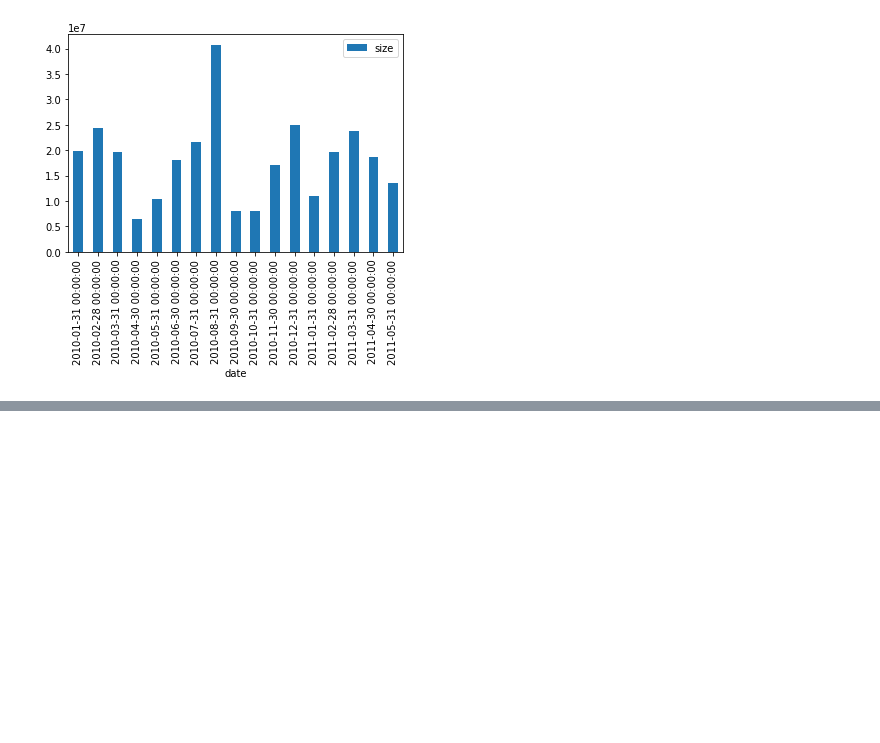
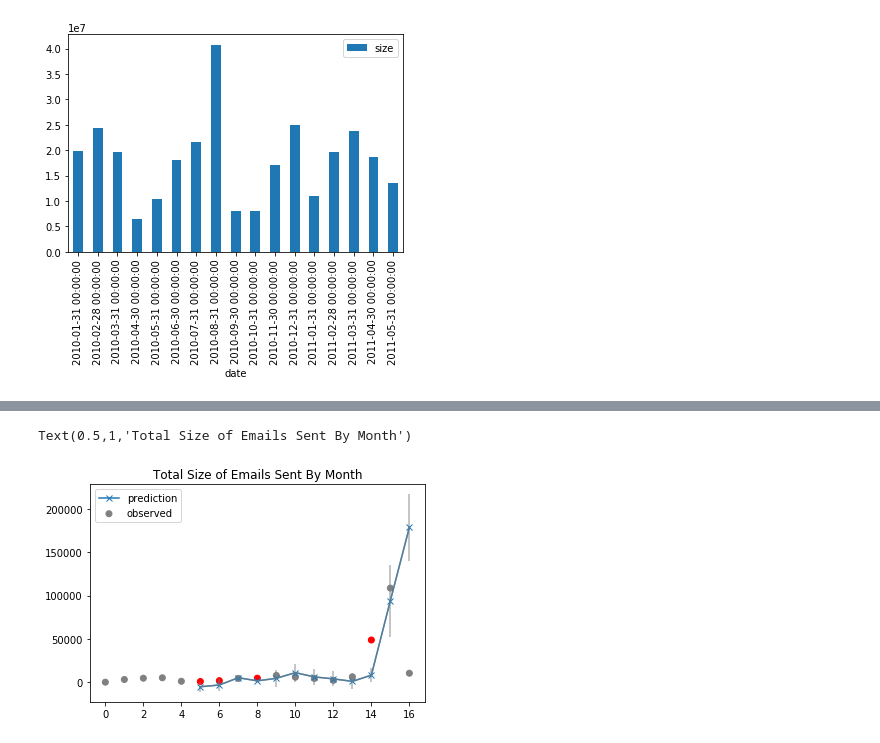
Before and after one commit to Emaasit/long-range-extrapolation, a Jupyter notebook: code/notebooks/ARIMA Analysis on CERT Email Data.ipynb, the cells around one changed output, grey strips where cells are left out. Saved outputs shown, nothing was run; the diff lists cells and outputs as text; code cells hidden in the pictures; blank space fills up the shorter version.

```diff
--- a/code/notebooks/CERT Email Data.ipynb
+++ b/code/notebooks/ARIMA Analysis on CERT Email Data.ipynb
@@ -217,0 +344,25 @@ df_noninsider.resample('1M', on='date').sum().plot(kind='bar')
+# %%
+def get_ARIMA_param_values(y):
+    """ Get best ARIMA values given data
+    """
+    warnings.filterwarnings('ignore')
+
+    # Values to try
+    p = [0, 1, 2, 3]
+    d = [0, 1, 2]
+    q = [0, 1, 2, 3]
+    results = []
+
+    for pi, di, qi in itertools.product(p, d, q):
+        try:
+            model = ARIMA(y, order=(pi, di, qi))
+            model_fit = model.fit()
+            aic = model_fit.aic
+            if not np.isnan(aic):
+                results.append(((pi,di,qi), aic, model_fit))
+        except ValueError:
+            pass
+        except LinAlgError:
+            pass
+    warnings.filterwarnings('default')
+    return sorted(results, key=lambda x: x[1])[0]
@@ -217,0 +422,22 @@ df_noninsider.resample('1M', on='date').sum().plot(kind='bar')
+# %%
+# Now, let's plot results
+pred, conf = get_pred_and_conf(y)
+# %%
+x = range(len(pred))
+
+# Allows array to be multiplied by scalar
+# even though np.nans are present
+conf_masked = ma.masked_array(conf, mask=np.isnan(conf))
+
+# Tolerance parameter
+n = 2.
+
+color_map = ['r' if yi > (y_hat + y_err) * n else 'gray' for yi, y_hat, y_err in zip(y, pred, conf)]
+plt.scatter(x, y, marker='o', color=color_map, label='observed')
+plt.plot(pred, marker='x', label='prediction')
+plt.errorbar(x, pred, yerr=conf_masked * n, color='gray', alpha=0.6)
+plt.legend(loc='upper left')
+plt.title('Total Size of Emails Sent By Month')
+# %% [output]
+Text(0.5,1,'Total Size of Emails Sent By Month')
+[figure, added]
```
Also changed, not shown: parts of 27 cells of this notebook, 1 other file.
